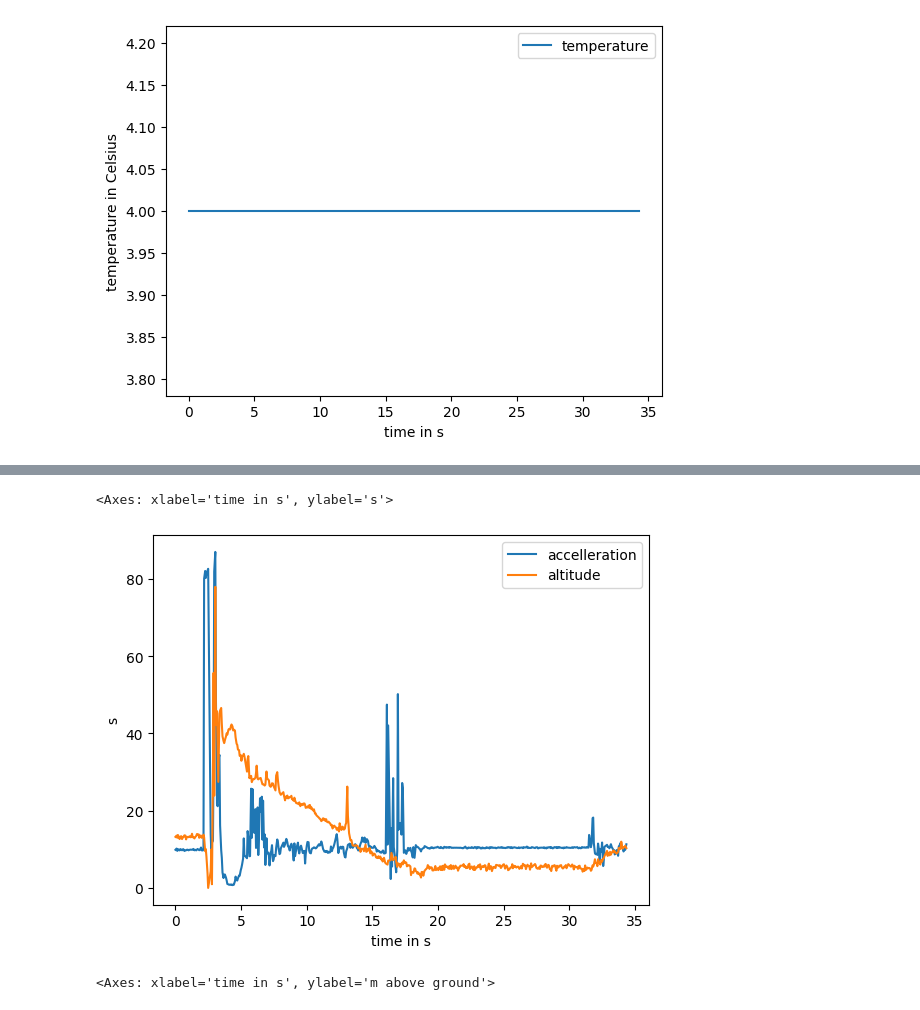
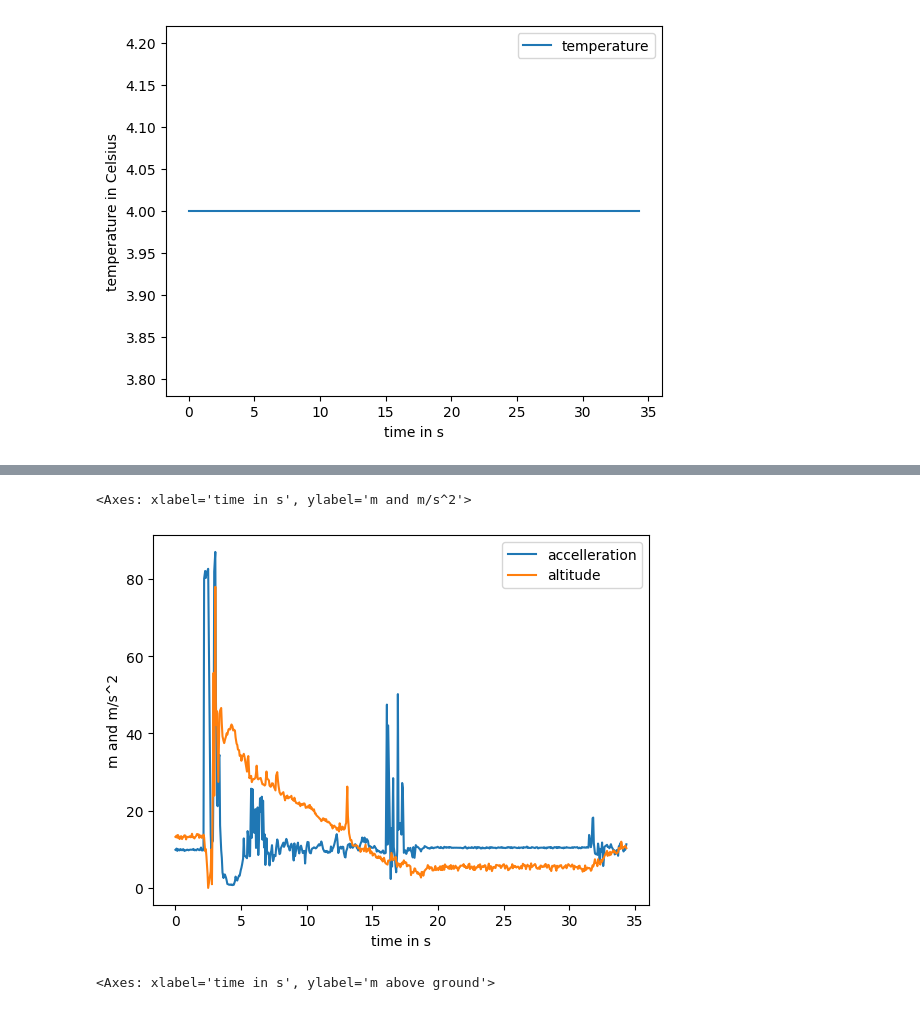
Before and after one commit to dylan366/MINT_Woche_RAKETE_Microbit, a Jupyter notebook: diagram.ipynb, the cells around one changed output, grey strips where cells are left out. Saved outputs shown, nothing was run; the diff lists cells and outputs as text; code cells hidden in the pictures.

```diff
--- a/diagram.ipynb
+++ b/diagram.ipynb
@@ -87,9 +87,9 @@ v
 # %%
 v = data[["accelleration", "altitude"]].plot()
 v.set_xlabel("time in s")
-v.set_ylabel("s")
+v.set_ylabel("m and m/s^2")
 v
 # %% [output]
-<Axes: xlabel='time in s', ylabel='s'>
+<Axes: xlabel='time in s', ylabel='m and m/s^2'>
-[figure, old version]
+[figure, new version]
 # %%
```
Also changed, not shown: parts of 3 cells of this notebook.
